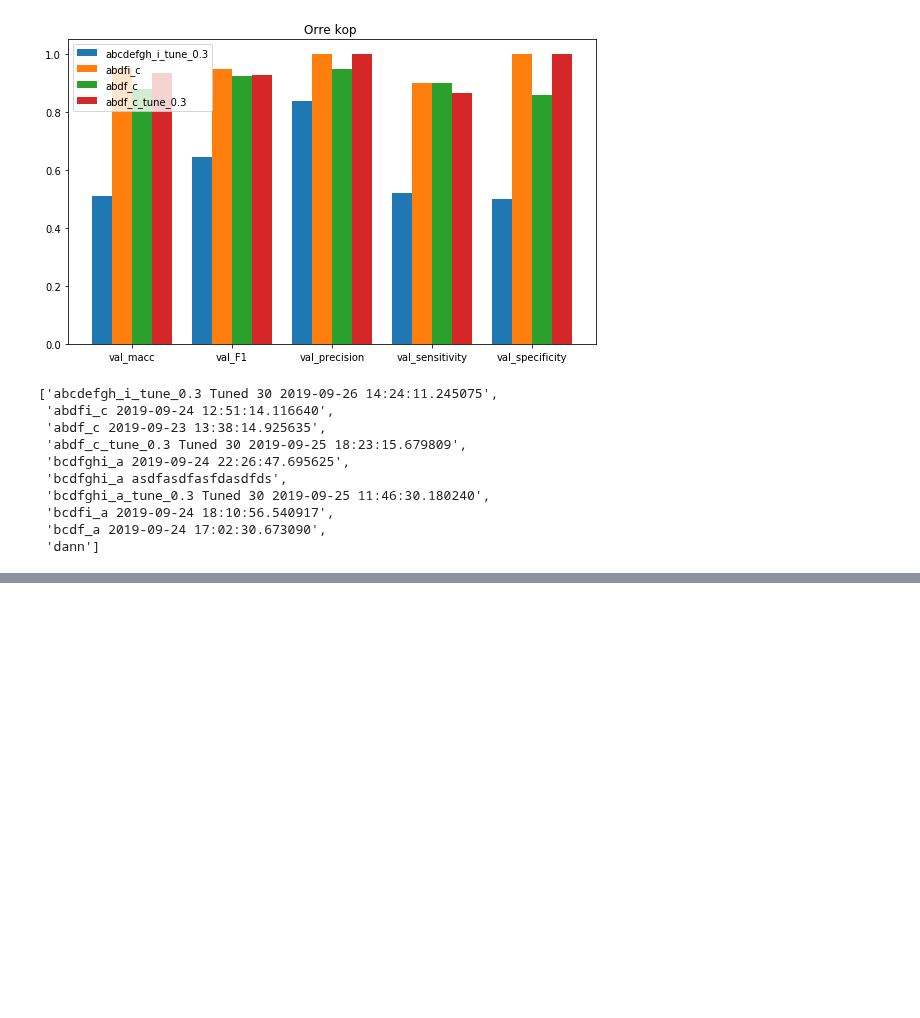
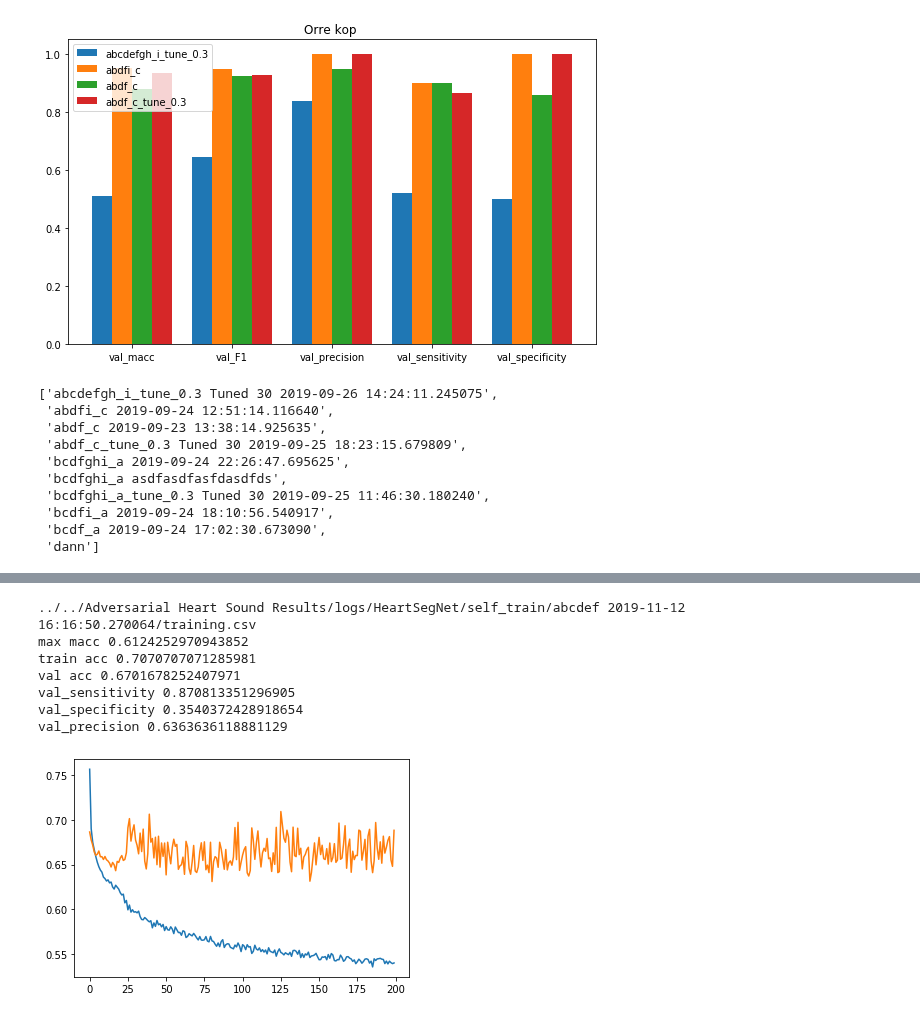
Before and after one commit to IstiaqAnsari/SpectNet, a Jupyter notebook: codes/result analysis .ipynb, the cells around one changed output, grey strips where cells are left out. Drawn from its saved outputs; the diff is of its cells as text; code cells hidden in the pictures; blank space fills up the shorter version.

```diff
--- a/codes/result analysis .ipynb
+++ b/codes/result analysis .ipynb
@@ -187,0 +203,11 @@ NameError: name 'root' is not defined
+# %%
+lossplot('abcdef 2019-11-12 16:16:50.270064')
+# %% [output]
+../../Adversarial Heart Sound Results/logs/HeartSegNet/self_train/abcdef 2019-11-12 16:16:50.270064/training.csv
+max macc 0.6124252970943852
+train acc 0.7070707071285981
+val acc 0.6701678252407971
+val_sensitivity 0.870813351296905
+val_specificity 0.3540372428918654
+val_precision 0.6363636118881129
+[figure, added]
```
Also changed, not shown: parts of 19 cells of this notebook.
